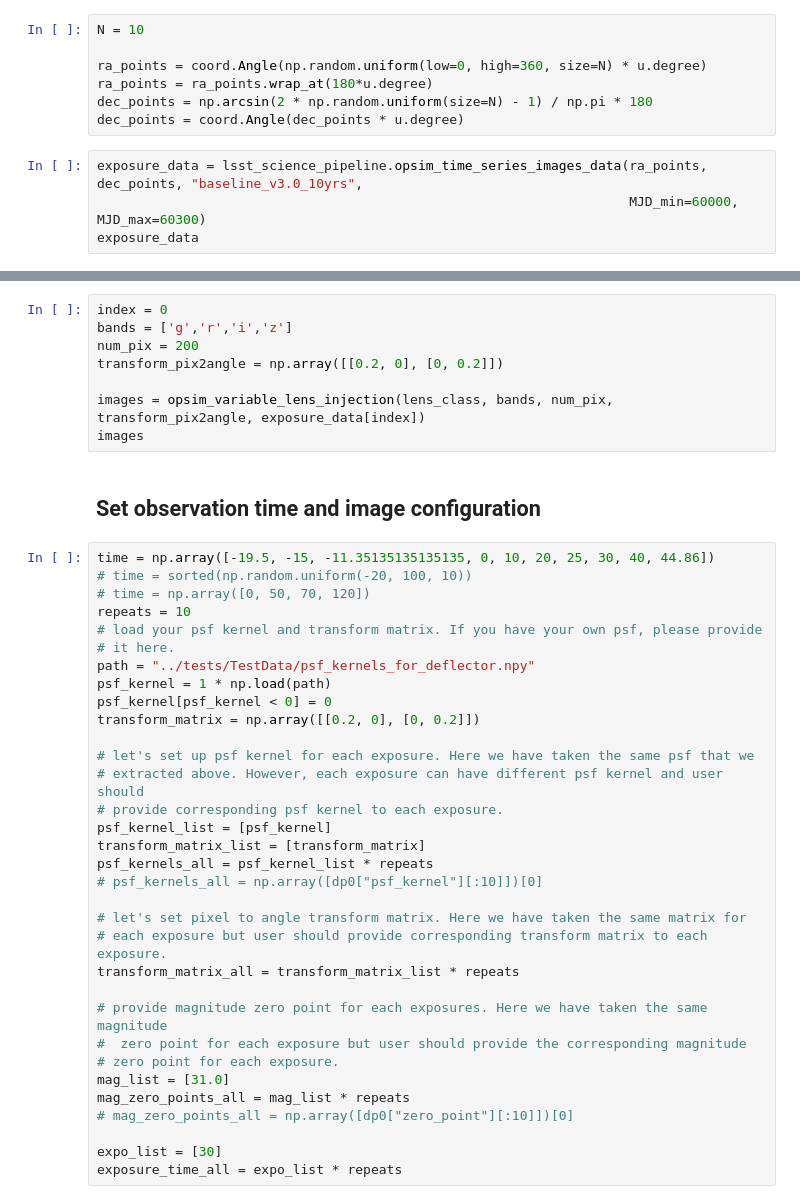
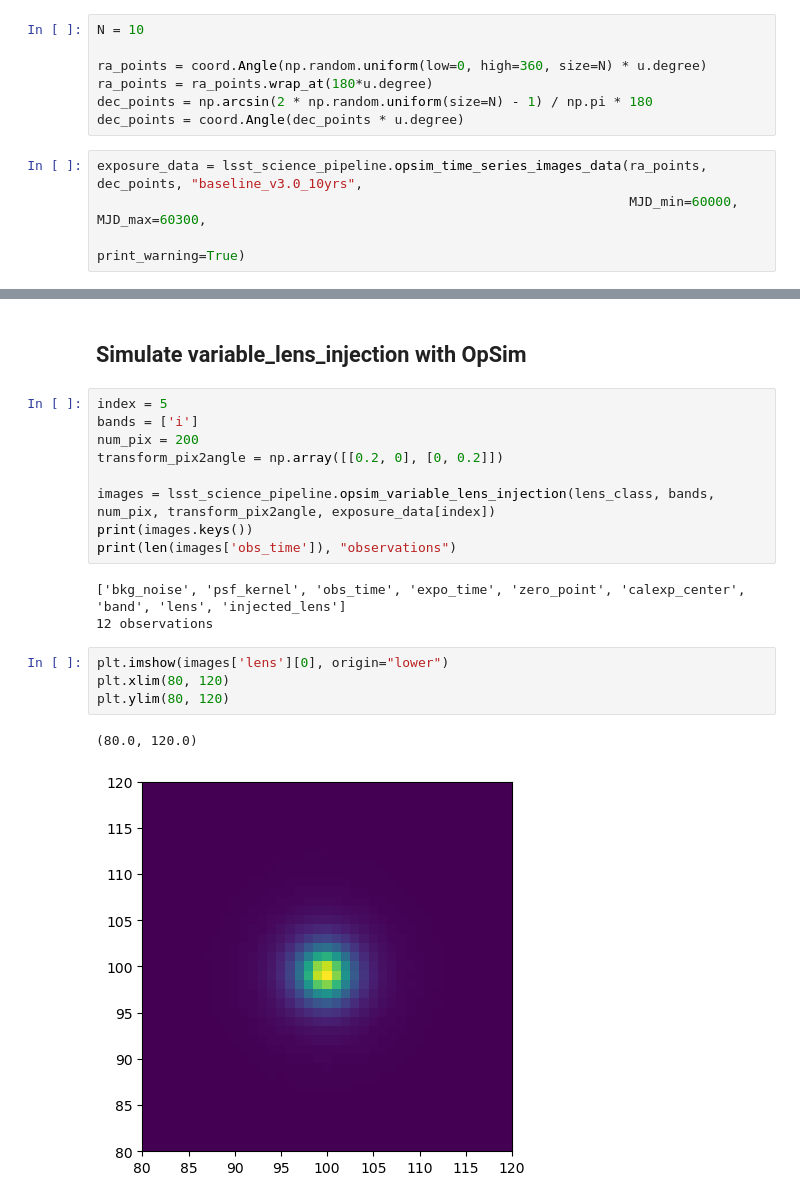
Before and after one commit to LSST-strong-lensing/slsim, a Jupyter notebook: notebooks/Opsim_supernovae_plus_extended_source_tutorial.ipynb, the cells around one changed output, grey strips where cells are left out. Drawn from its saved outputs; the diff is of its cells as text.

```diff
--- a/notebooks/Opsim_supernovae_plus_extended_source_tutorial.ipynb
+++ b/notebooks/Opsim_supernovae_plus_extended_source_tutorial.ipynb
@@ -190,5 +220,5 @@ dec_points = np.arcsin(2 * np.random.uniform(size=N) - 1) / np.pi * 180
 dec_points = coord.Angle(dec_points * u.degree)
 # %%
 exposure_data = lsst_science_pipeline.opsim_time_series_images_data(ra_points, dec_points, "baseline_v3.0_10yrs",
-                                                                    MJD_min=60000, MJD_max=60300)
-exposure_data
+                                                                    MJD_min=60000, MJD_max=60300,
+                                                                    print_warning=True)
@@ -195,44 +231,22 @@ exposure_data
+# %% [markdown]
+## Simulate variable_lens_injection with OpSim
 # %%
-index = 0
-bands = ['g','r','i','z']
+index = 5
+bands = ['i']
 num_pix = 200
 transform_pix2angle = np.array([[0.2, 0], [0, 0.2]])
 
-images = opsim_variable_lens_injection(lens_class, bands, num_pix, transform_pix2angle, exposure_data[index])
-images
+images = lsst_science_pipeline.opsim_variable_lens_injection(lens_class, bands, num_pix, transform_pix2angle, exposure_data[index])
+print(images.keys())
+print(len(images['obs_time']), "observations")
+# %% [output]
+['bkg_noise', 'psf_kernel', 'obs_time', 'expo_time', 'zero_point', 'calexp_center', 'band', 'lens', 'injected_lens']
+12 observations
-# %% [markdown]
-## Set observation time and image configuration
-# %%
-time = np.array([-19.5, -15, -11.35135135135135, 0, 10, 20, 25, 30, 40, 44.86])
-# time = sorted(np.random.uniform(-20, 100, 10))
-# time = np.array([0, 50, 70, 120])
-repeats = 10
-# load your psf kernel and transform matrix. If you have your own psf, please provide
-# it here.
-path = "../tests/TestData/psf_kernels_for_deflector.npy"
-psf_kernel = 1 * np.load(path)
-psf_kernel[psf_kernel < 0] = 0
-transform_matrix = np.array([[0.2, 0], [0, 0.2]])
-
-# let's set up psf kernel for each exposure. Here we have taken the same psf that we
-# extracted above. However, each exposure can have different psf kernel and user should
-# provide corresponding psf kernel to each exposure.
-psf_kernel_list = [psf_kernel]
-transform_matrix_list = [transform_matrix]
-psf_kernels_all = psf_kernel_list * repeats
-# psf_kernels_all = np.array([dp0["psf_kernel"][:10]])[0]
-
-# let's set pixel to angle transform matrix. Here we have taken the same matrix for
-# each exposure but user should provide corresponding transform matrix to each exposure.
-transform_matrix_all = transform_matrix_list * repeats
-
-# provide magnitude zero point for each exposures. Here we have taken the same magnitude
-#  zero point for each exposure but user should provide the corresponding magnitude
-# zero point for each exposure.
-mag_list = [31.0]
-mag_zero_points_all = mag_list * repeats
-# mag_zero_points_all = np.array([dp0["zero_point"][:10]])[0]
-
-expo_list = [30]
-exposure_time_all = expo_list * repeats
+# %%
+plt.imshow(images['lens'][0], origin="lower")
+plt.xlim(80, 120)
+plt.ylim(80, 120)
+# %% [output]
+(80.0, 120.0)
+[figure, added]
 # %% [markdown]
```
Also changed, not shown: parts of 22 cells of this notebook.
